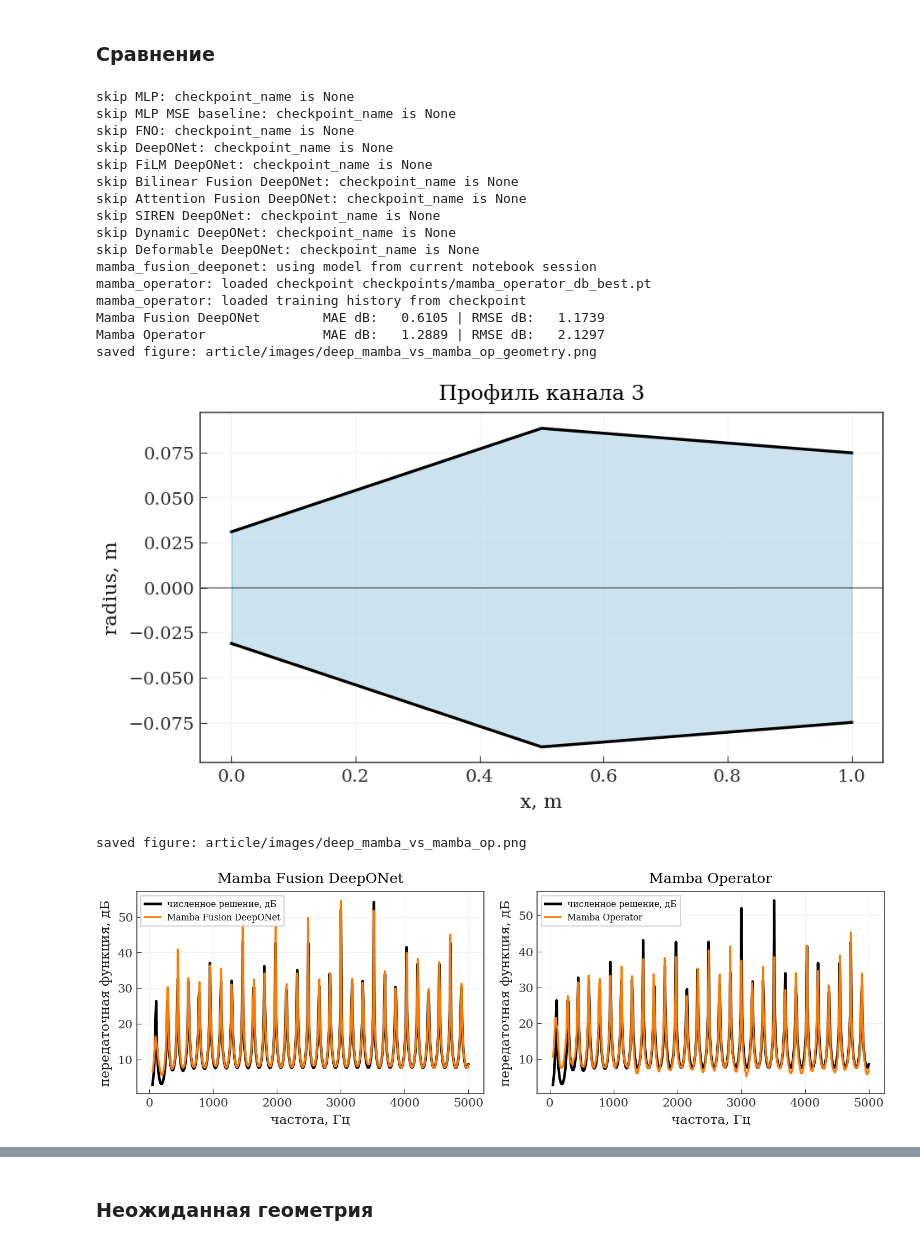
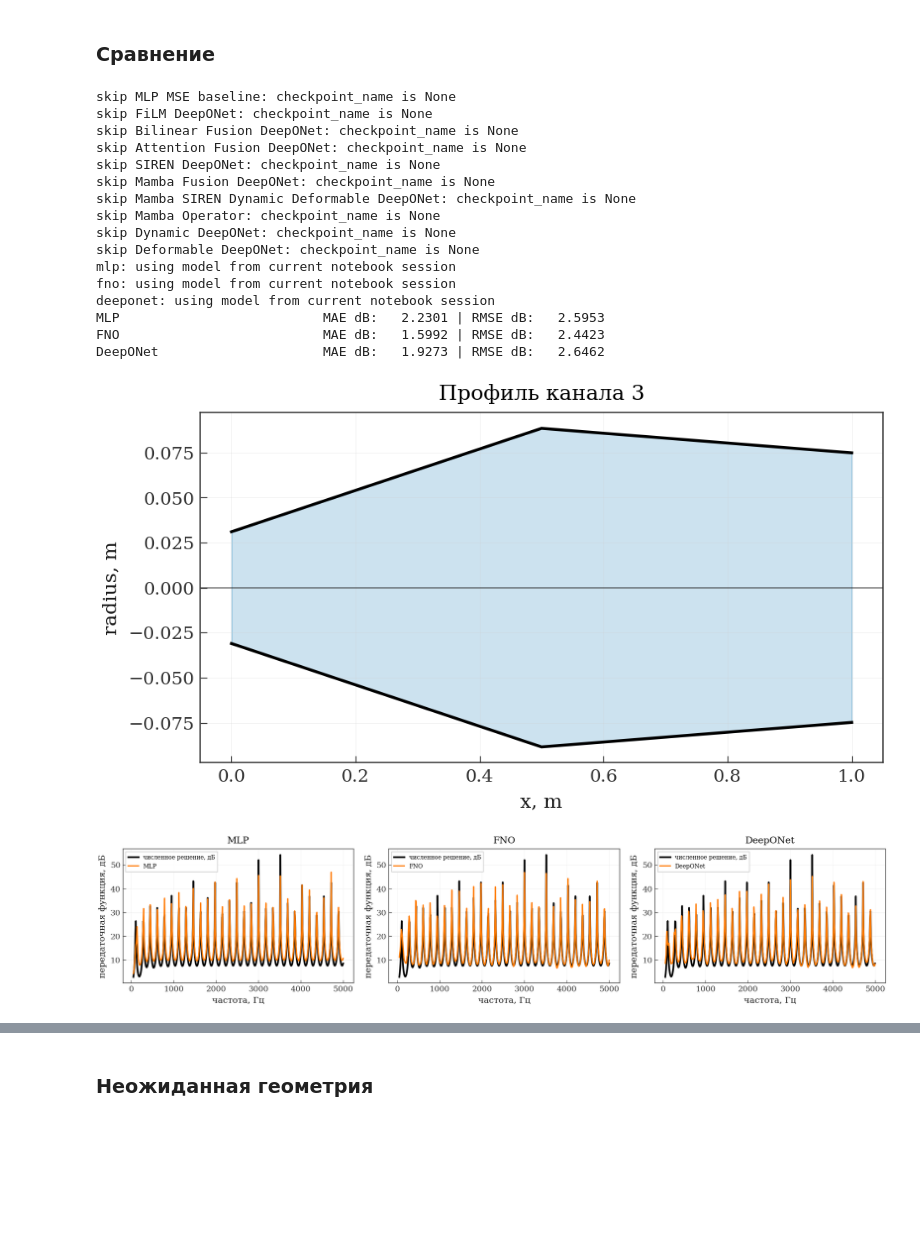
Before and after one commit to Erykalkin/webster, a Jupyter notebook: forward.ipynb, the cells around one changed output, grey strips where cells are left out. Saved outputs shown, nothing was run; the diff lists cells and outputs as text; code cells hidden in the pictures; blank space fills up the shorter version.

```diff
--- a/forward.ipynb
+++ b/forward.ipynb
@@ -884,10 +884,10 @@ mamba_siren_dynamic_deformable_deeponet_checkpoint_name = "mamba_siren_dynamic_d
 
 # Set any donor checkpoint to None to initialize that block from scratch.
 # You can pass either checkpoint stems or full .pt paths.
-warm_start_mamba_fusion_checkpoint = None  # "mamba_fusion_deeponet_db"
-warm_start_siren_checkpoint = None  # "siren_deeponet_db"
-warm_start_dynamic_checkpoint = None  # "dynamic_deeponet_new_db"
-warm_start_deformable_checkpoint = None  # "deformable_deeponet_db"
+warm_start_mamba_fusion_checkpoint = "mamba_fusion_deeponet_db"  # "mamba_fusion_deeponet_db"
+warm_start_siren_checkpoint = "siren_deeponet_db"  # "siren_deeponet_db"
+warm_start_dynamic_checkpoint = "dynamic_deeponet_new_db"  # "dynamic_deeponet_new_db"
+warm_start_deformable_checkpoint = "deformable_deeponet_db"  # "deformable_deeponet_db"
 
 mamba_siren_dynamic_deformable_deeponet = TransferFunctionMambaSIRENDynamicDeformableDeepONet(
     in_channels=1,
@@ -1774,18 +1774,18 @@ mamba_operator_checkpoint_name = None
 
 
 # mlp_mse_checkpoint_name = "mlp_mse_db"
-# mlp_checkpoint_name = "mlp_db"
-# fno_checkpoint_name = "fno_db"
-# deeponet_checkpoint_name = "deeponet_db"
+mlp_checkpoint_name = "mlp_db"
+fno_checkpoint_name = "fno_db"
+deeponet_checkpoint_name = "deeponet_db"
 # film_deeponet_checkpoint_name = "film_deeponet_db"
 # bilinear_fusion_deeponet_checkpoint_name = "bilinear_fusion_deeponet_db"
 # attention_fusion_deeponet_checkpoint_name = "attention_fusion_deeponet_db"
 # siren_deeponet_checkpoint_name = "siren_deeponet_db"
-mamba_fusion_deeponet_checkpoint_name = "mamba_fusion_deeponet_db"
-mamba_siren_dynamic_deformable_deeponet_checkpoint_name = "mamba_siren_dynamic_deformable_deeponet_db"
+# mamba_fusion_deeponet_checkpoint_name = "mamba_fusion_deeponet_db"
+# mamba_siren_dynamic_deformable_deeponet_checkpoint_name = "mamba_siren_dynamic_deformable_deeponet_db"
 # dynamic_deeponet_checkpoint_name = "dynamic_deeponet_new_db"
 # deformable_deeponet_checkpoint_name = "deformable_deeponet_db"
-mamba_operator_checkpoint_name = "mamba_operator_db"
+# mamba_operator_checkpoint_name = "mamba_operator_db"
 
 
 comparison_seed = 100_000
@@ -2090,44 +2090,43 @@ model_specs = {
 }
 
 comparison_result = utils.compare_forward_models(
     globals(),
     model_specs,
     batch=comparison_batch,
     seed=comparison_seed,
     target_batch_to_xy=mlp_batch_to_xy,
     sample_idx=comparison_sample_idx,
     device=device,
     image_title=comparison_image_title,
     output_dir="article/images",
     style=True,
     save=True,
     show=True,
     hide_titles=False,
     overwrite=True,
 )
 
 predictions = comparison_result["predictions"]
 target = comparison_result["target"]
 # %% [output]
-skip MLP: checkpoint_name is None
 skip MLP MSE baseline: checkpoint_name is None
-skip FNO: checkpoint_name is None
-skip DeepONet: checkpoint_name is None
 skip FiLM DeepONet: checkpoint_name is None
 skip Bilinear Fusion DeepONet: checkpoint_name is None
 skip Attention Fusion DeepONet: checkpoint_name is None
 skip SIREN DeepONet: checkpoint_name is None
+skip Mamba Fusion DeepONet: checkpoint_name is None
+skip Mamba SIREN Dynamic Deformable DeepONet: checkpoint_name is None
+skip Mamba Operator: checkpoint_name is None
 skip Dynamic DeepONet: checkpoint_name is None
 skip Deformable DeepONet: checkpoint_name is None
-mamba_fusion_deeponet: using model from current notebook session
-mamba_operator: loaded checkpoint checkpoints/mamba_operator_db_best.pt
-mamba_operator: loaded training history from checkpoint
-Mamba Fusion DeepONet        MAE dB:   0.6105 | RMSE dB:   1.1739
-Mamba Operator               MAE dB:   1.2889 | RMSE dB:   2.1297
-saved figure: article/images/deep_mamba_vs_mamba_op_geometry.png
+mlp: using model from current notebook session
+fno: using model from current notebook session
+deeponet: using model from current notebook session
+MLP                          MAE dB:   2.2301 | RMSE dB:   2.5953
+FNO                          MAE dB:   1.5992 | RMSE dB:   2.4423
+DeepONet                     MAE dB:   1.9273 | RMSE dB:   2.6462
 [figure]
-saved figure: article/images/deep_mamba_vs_mamba_op.png
-[figure, old version]
+[figure, new version]
 # %%
 history_comparison = utils.compare_training_histories(
     globals(),
```
Also changed, not shown: parts of 2 cells of this notebook, 2 other files.
